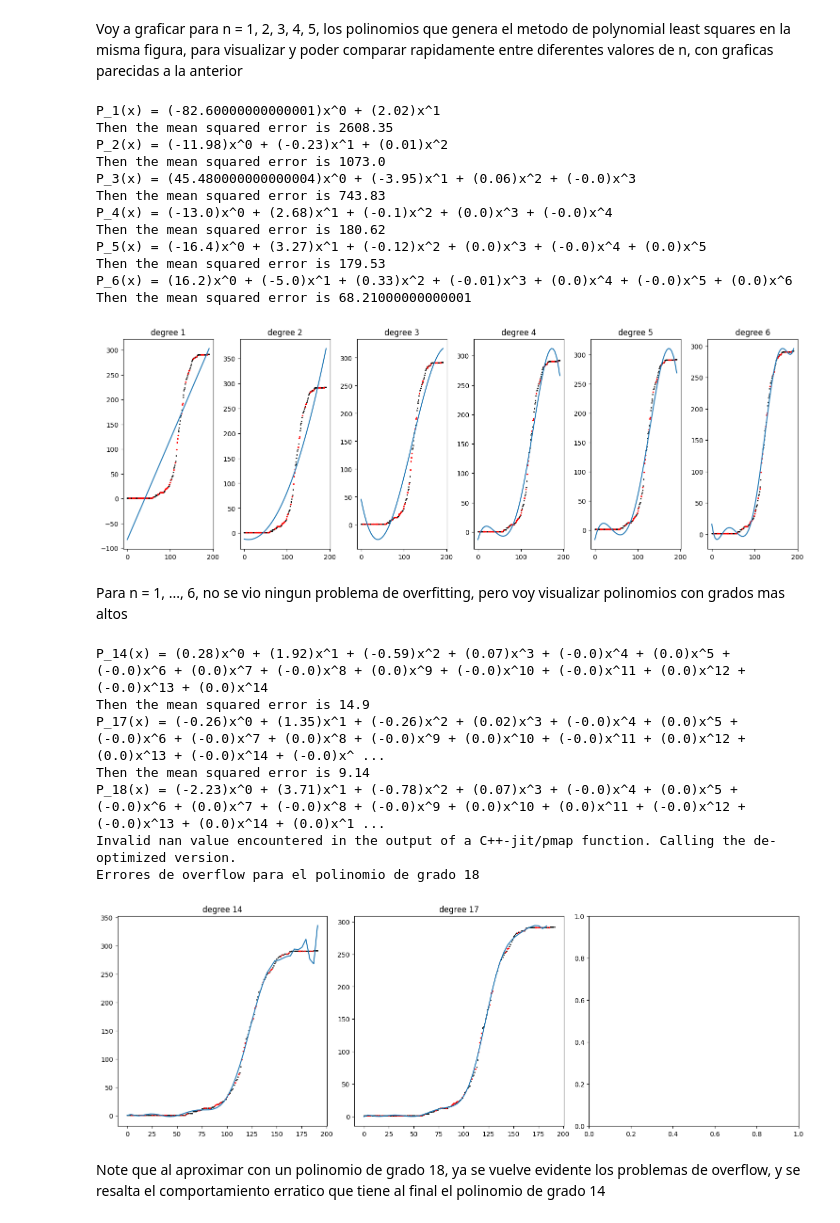
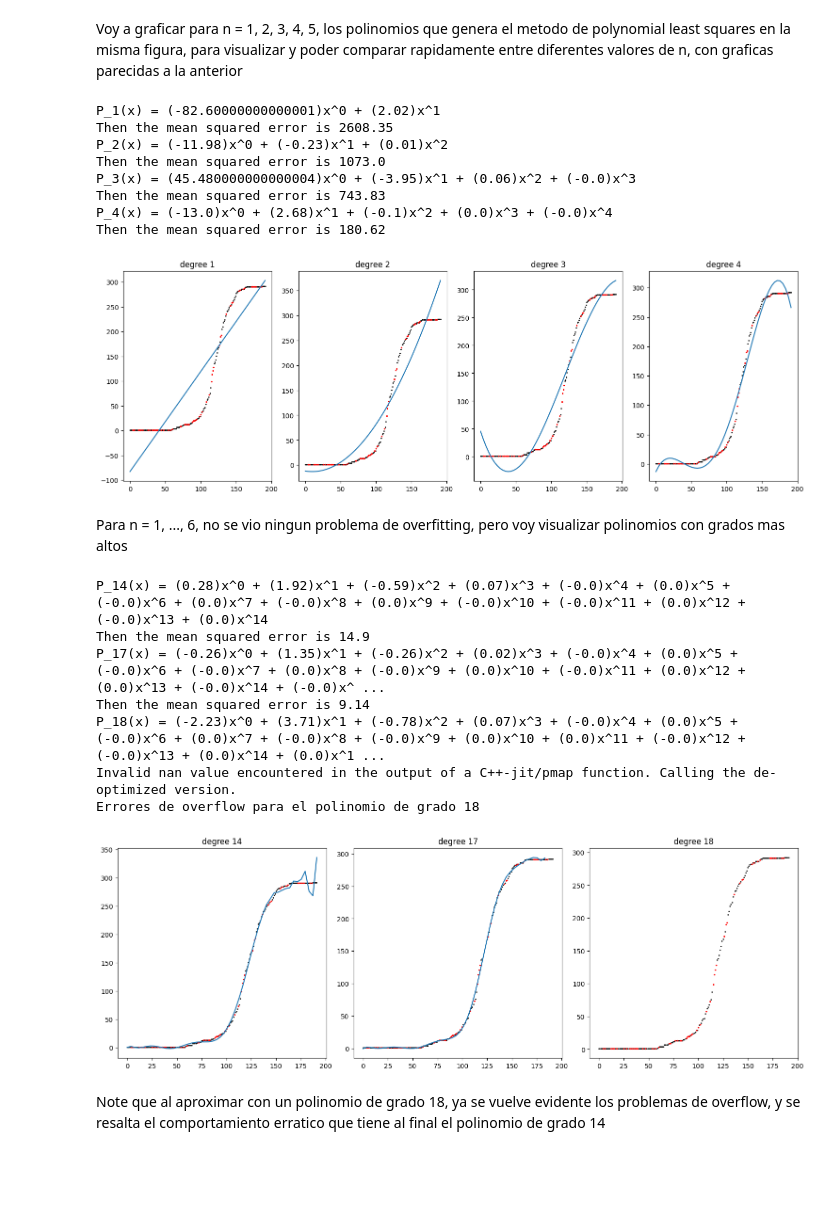
Before and after one commit to unalmedmathnum/Correa-Garcia-Lizcano-Velez, a Jupyter notebook: Tarea 2/least_squares.ipynb, the cells around one changed output. Cells and saved outputs as stored; diff of their text form; code cells hidden in the pictures; blank space fills up the shorter version.

Commit message:
Mejor redaccion y agregar visualizacion al mismo tiempo de funcion logistica y polinomios

```diff
--- a/Tarea 2/least_squares.ipynb
+++ b/Tarea 2/least_squares.ipynb
@@ -293,40 +254,36 @@ train_Y = jnp.array(train_data['clin_signs'].values.astype(np.float64))
 test_X = jnp.array(test_data['time'].values.astype(np.float64))
 test_Y = jnp.array(test_data['clin_signs'].values.astype(np.float64))
 
-m = 6
+m = 4
 fig, axis = plt.subplots(1, m, figsize=(15, 5), constrained_layout=True) # This allows to do multiples plots in the same figure
 
 for n in range(1, m + 1):
     # Do predictions
     x_pred = linspace(min(all_data["time"]), max(all_data["time"]))
     y_pred =  polynomial_least_squares(train_X, train_Y, x_pred, n)
 
     r = test_Y - polynomial_least_squares(train_X, train_Y, test_X, n, False)
     squared_error = sum(ri*ri for ri in r)
     mse = squared_error / len(test_Y)
     print(f"Then the mean squared error is {round(mse, 2)}")
 
     # Plot prediction n at the column n-1
     axis[n - 1].scatter(train_X, train_Y, s=1, color="black", label = "train_data")
     axis[n - 1].scatter(test_X, test_Y, s=2, color="red", label = "test_data")
     axis[n - 1].plot(x_pred, y_pred, label = f"degree {n} Polynomial aproximation")
     axis[n - 1].set_title(f"degree {n}")
 
 plt.show()
 # %% [output]
 P_1(x) = (-82.60000000000001)x^0 + (2.02)x^1
 Then the mean squared error is 2608.35
 P_2(x) = (-11.98)x^0 + (-0.23)x^1 + (0.01)x^2
 Then the mean squared error is 1073.0
 P_3(x) = (45.480000000000004)x^0 + (-3.95)x^1 + (0.06)x^2 + (-0.0)x^3
 Then the mean squared error is 743.83
 P_4(x) = (-13.0)x^0 + (2.68)x^1 + (-0.1)x^2 + (0.0)x^3 + (-0.0)x^4
 Then the mean squared error is 180.62
-P_5(x) = (-16.4)x^0 + (3.27)x^1 + (-0.12)x^2 + (0.0)x^3 + (-0.0)x^4 + (0.0)x^5
-Then the mean squared error is 179.53
-P_6(x) = (16.2)x^0 + (-5.0)x^1 + (0.33)x^2 + (-0.01)x^3 + (0.0)x^4 + (-0.0)x^5 + (0.0)x^6
-Then the mean squared error is 68.21000000000001
-[figure, old version]
+[figure, new version]
 # %% [markdown]
 Para n = 1, ..., 6, no se vio ningun problema de overfitting, pero voy visualizar polinomios con grados mas altos
 # %%
@@ -342,6 +299,9 @@ m = len(degrees)
 fig, axis = plt.subplots(1, m, figsize=(15, 5), constrained_layout=True) # This allows to do multiples plots in the same figure
 
 for n in range(1, m + 1):
+    axis[n - 1].scatter(train_X, train_Y, s=1, color="black", label = "train_data")
+    axis[n - 1].scatter(test_X, test_Y, s=2, color="red", label = "test_data")
+    axis[n - 1].set_title(f"degree {degrees[n - 1]}")
     try:
         # Do predictions
         x_pred = linspace(min(all_data["time"]), max(all_data["time"]))
@@ -353,10 +313,7 @@ for n in range(1, m + 1):
         print(f"Then the mean squared error is {round(mse, 2)}")
 
         # Plot prediction n at the column n-1
-        axis[n - 1].scatter(train_X, train_Y, s=1, color="black", label = "train_data")
-        axis[n - 1].scatter(test_X, test_Y, s=2, color="red", label = "test_data")
         axis[n - 1].plot(x_pred, y_pred, label = f"degree {degrees[n - 1]} Polynomial aproximation")
-        axis[n - 1].set_title(f"degree {degrees[n - 1]}")
     except FloatingPointError:
         print(f"Errores de overflow para el polinomio de grado {degrees[n - 1]}")
 
@@ -369,6 +326,6 @@ Then the mean squared error is 9.14
 P_18(x) = (-2.23)x^0 + (3.71)x^1 + (-0.78)x^2 + (0.07)x^3 + (-0.0)x^4 + (0.0)x^5 + (-0.0)x^6 + (0.0)x^7 + (-0.0)x^8 + (-0.0)x^9 + (0.0)x^10 + (0.0)x^11 + (-0.0)x^12 + (-0.0)x^13 + (0.0)x^14 + (0.0)x^1 ...
 Invalid nan value encountered in the output of a C++-jit/pmap function. Calling the de-optimized version.
 Errores de overflow para el polinomio de grado 18
-[figure, old version]
+[figure, new version]
 # %% [markdown]
 Note que al aproximar con un polinomio de grado 18, ya se vuelve evidente los problemas de overflow, y se resalta el comportamiento erratico que tiene al final el polinomio de grado 14
```
Also changed, not shown: parts of 12 cells of this notebook.
